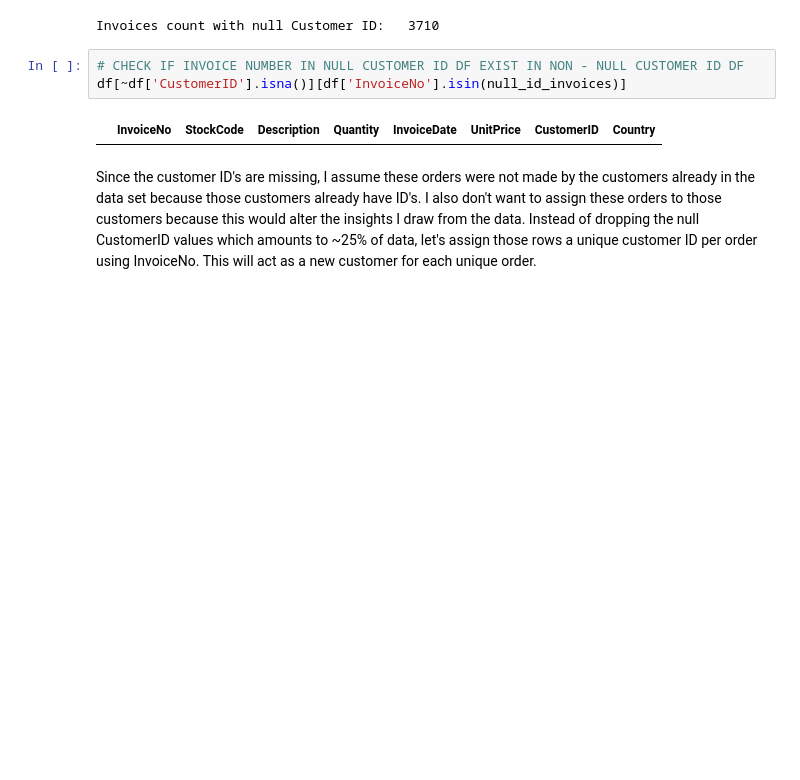
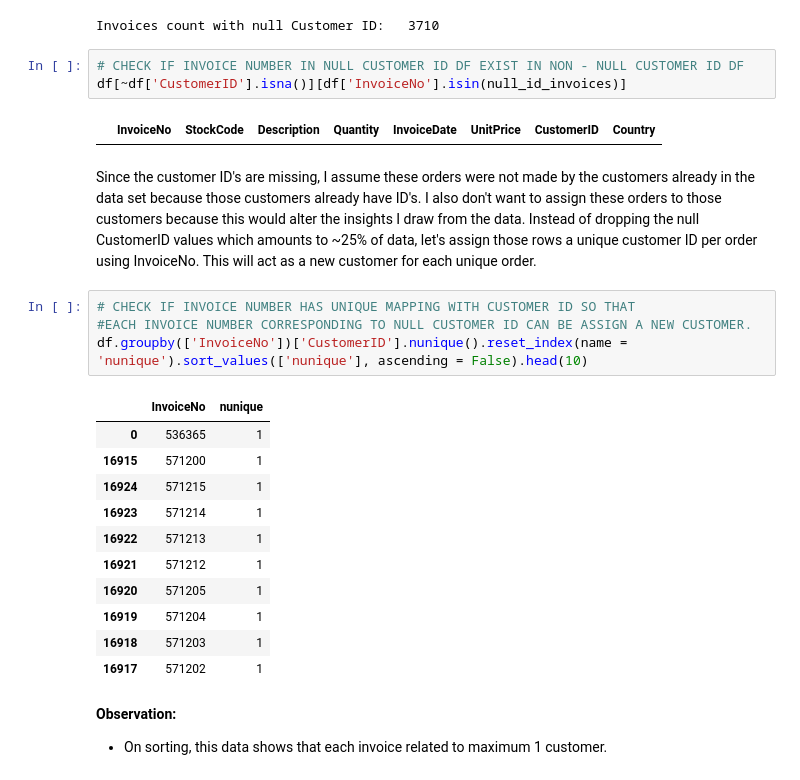
Before and after one commit to anupstar100/UML-Capston_Project-Customer_Segmentation, a Jupyter notebook: UML_Capston_Project_Online_Retail_Customer_Segmentation.ipynb, the cells around one changed output. Cells and saved outputs as stored; diff of their text form; blank space fills up the shorter version.

```diff
--- a/UML_Capston_Project_Online_Retail_Customer_Segmentation.ipynb
+++ b/UML_Capston_Project_Online_Retail_Customer_Segmentation.ipynb
@@ -185,3 +185,22 @@ df[~df['CustomerID'].isna()][df['InvoiceNo'].isin(null_id_invoices)]
 |  | InvoiceNo | StockCode | Description | Quantity | InvoiceDate | UnitPrice | CustomerID | Country |
 # %% [markdown]
 Since the customer ID's are missing, I assume these orders were not made by the customers already in the data set because those customers already have ID's. I also don't want to assign these orders to those customers because this would alter the insights I draw from the data. Instead of dropping the null CustomerID values which amounts to ~25% of data, let's assign those rows a unique customer ID per order using InvoiceNo. This will act as a new customer for each unique order.
+# %%
+# CHECK IF INVOICE NUMBER HAS UNIQUE MAPPING WITH CUSTOMER ID SO THAT
+#EACH INVOICE NUMBER CORRESPONDING TO NULL CUSTOMER ID CAN BE ASSIGN A NEW CUSTOMER.
+df.groupby(['InvoiceNo'])['CustomerID'].nunique().reset_index(name = 'nunique').sort_values(['nunique'], ascending = False).head(10)
+# %% [output]
+|  | InvoiceNo | nunique |
+| 0 | 536365 | 1 |
+| 16915 | 571200 | 1 |
+| 16924 | 571215 | 1 |
+| 16923 | 571214 | 1 |
+| 16922 | 571213 | 1 |
+| 16921 | 571212 | 1 |
+| 16920 | 571205 | 1 |
+| 16919 | 571204 | 1 |
+| 16918 | 571203 | 1 |
+| 16917 | 571202 | 1 |
+# %% [markdown]
+**Observation:**
+* On sorting, this data shows that each invoice related to maximum 1 customer.
```
